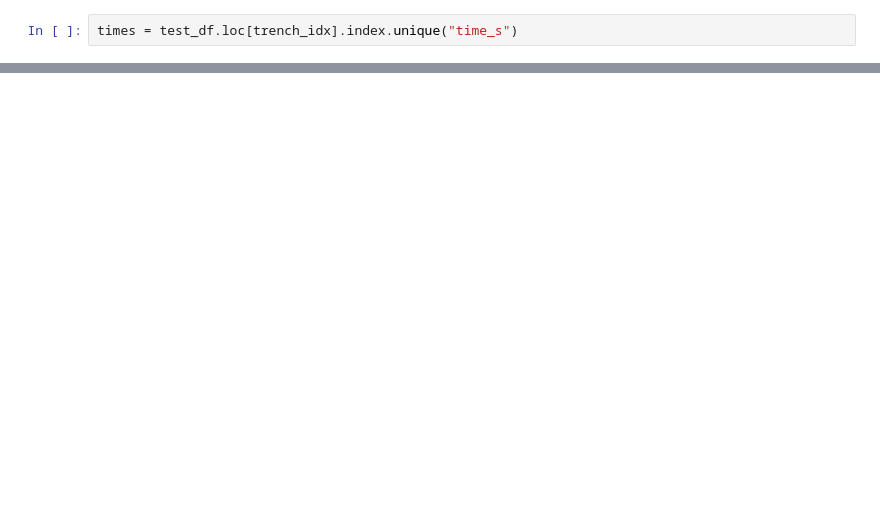
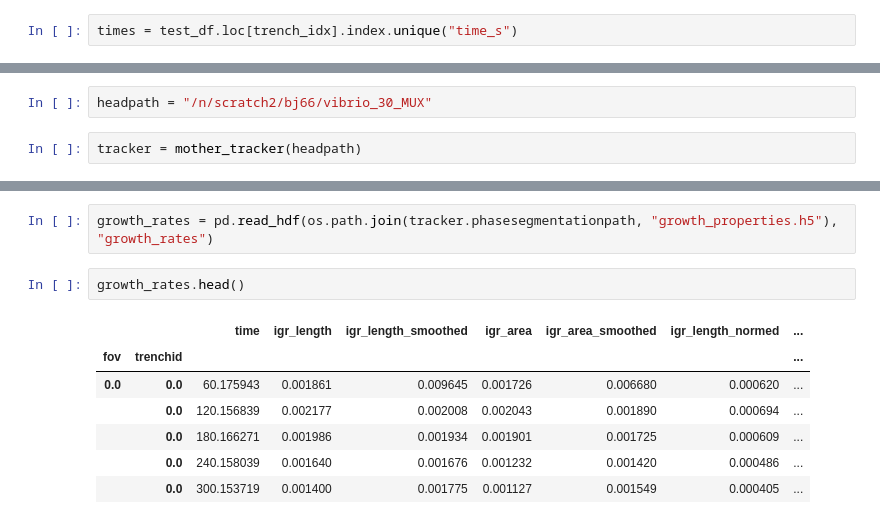
Before and after one commit to paulssonlab/TrenchRipper, a Jupyter notebook: phase_seg_test.ipynb, the cells around one changed output, grey strips where cells are left out. Drawn from its saved outputs; the diff is of its cells as text; blank space fills up the shorter version.

```diff
--- a/phase_seg_test.ipynb
+++ b/phase_seg_test.ipynb
@@ -343,0 +338,4 @@ array([ 14,  38,  66,  88, 106, 127, 148, 168, 188, 207, 223, 240, 261,
+# %%
+headpath = "/n/scratch2/bj66/vibrio_30_MUX"
+# %%
+tracker = mother_tracker(headpath)
@@ -343,0 +362,12 @@ array([ 14,  38,  66,  88, 106, 127, 148, 168, 188, 207, 223, 240, 261,
+# %%
+growth_rates = pd.read_hdf(os.path.join(tracker.phasesegmentationpath, "growth_properties.h5"), "growth_rates")
+# %%
+growth_rates.head()
+# %% [output]
+|  |  | time | igr_length | igr_length_smoothed | igr_area | igr_area_smoothed | igr_length_normed | ... |
+| fov | trenchid |  |  |  |  |  |  | ... |
+| 0.0 | 0.0 | 60.175943 | 0.001861 | 0.009645 | 0.001726 | 0.006680 | 0.000620 | ... |
+|  | 0.0 | 120.156839 | 0.002177 | 0.002008 | 0.002043 | 0.001890 | 0.000694 | ... |
+|  | 0.0 | 180.166271 | 0.001986 | 0.001934 | 0.001901 | 0.001725 | 0.000609 | ... |
+|  | 0.0 | 240.158039 | 0.001640 | 0.001676 | 0.001232 | 0.001420 | 0.000486 | ... |
+|  | 0.0 | 300.153719 | 0.001400 | 0.001775 | 0.001127 | 0.001549 | 0.000405 | ... |
```
Also changed, not shown: parts of 66 cells of this notebook, 1 other file.
